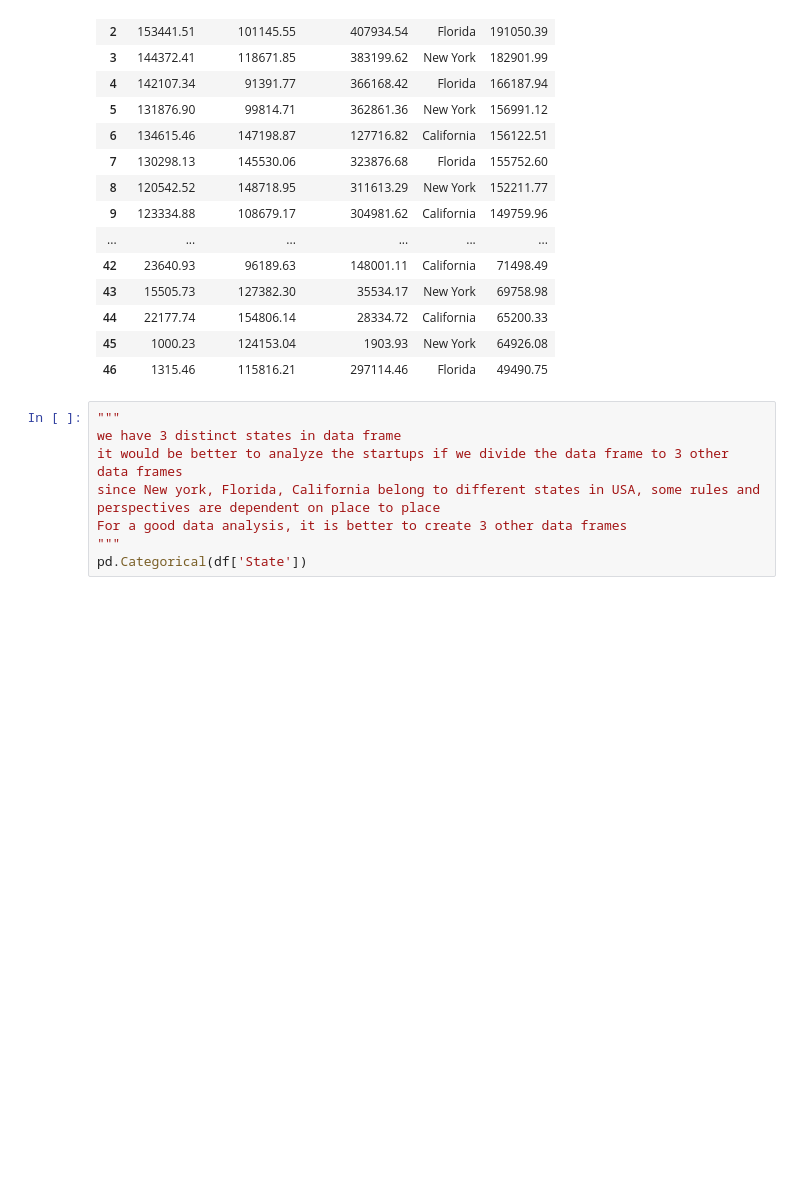
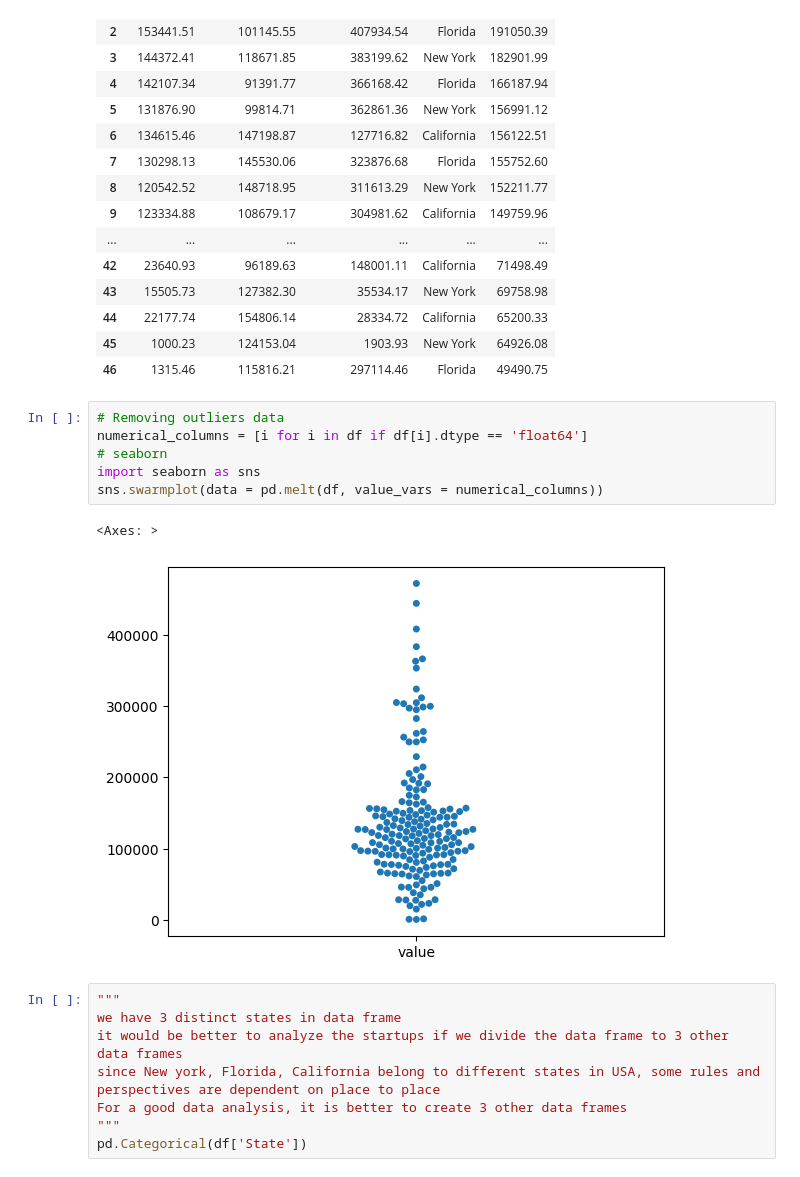
Before and after one commit to KeesariVigneshwarReddy/GDSC-AI-ML-Round-Preparation, a Jupyter notebook: Round 1/Round1.ipynb, the cells around one changed output. Saved outputs shown, nothing was run; the diff lists cells and outputs as text; blank space fills up the shorter version.

Commit message:
Data cleaning

```diff
--- a/Round 1/Round1.ipynb
+++ b/Round 1/Round1.ipynb
@@ -132,6 +132,15 @@ df
 | 44 | 22177.74 | 154806.14 | 28334.72 | California | 65200.33 |
 | 45 | 1000.23 | 124153.04 | 1903.93 | New York | 64926.08 |
 | 46 | 1315.46 | 115816.21 | 297114.46 | Florida | 49490.75 |
+# %%
+# Removing outliers data
+numerical_columns = [i for i in df if df[i].dtype == 'float64']
+# seaborn
+import seaborn as sns
+sns.swarmplot(data = pd.melt(df, value_vars = numerical_columns))
+# %% [output]
+<Axes: >
+[figure, added]
 # %%
 """
 we have 3 distinct states in data frame
```
Also changed, not shown: 6 other files.
